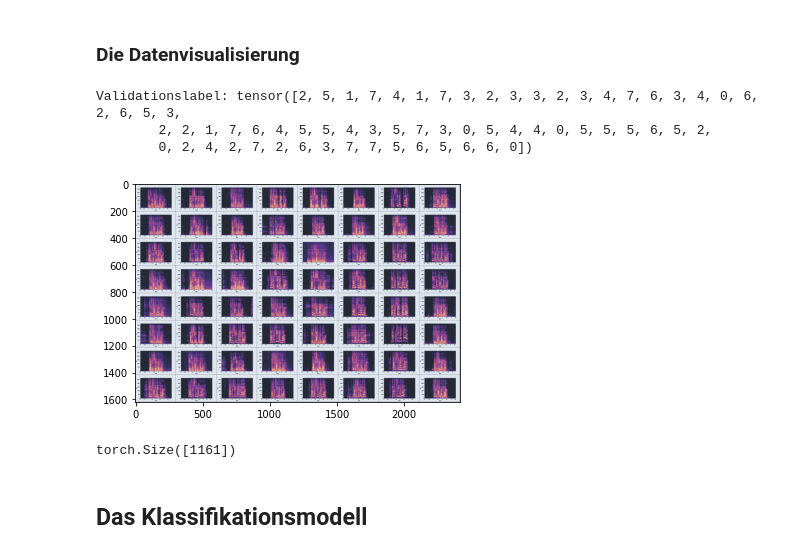
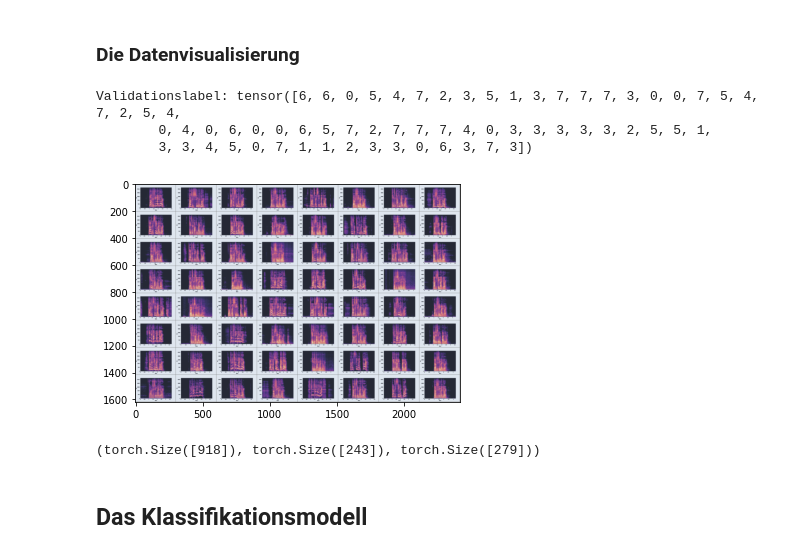
Before and after one commit to MDK1192/Big-Data-Consulting-Voice-Emotion, a Jupyter notebook: Colab Notebooks/Keras-ResNet34(Ravdess-Frequenzbereich).ipynb, the cells around one changed output. Drawn from its saved outputs; the diff is of its cells as text; code cells hidden in the pictures.

```diff
--- a/Colab Notebooks/Keras-ResNet34(Ravdess-Frequenzbereich).ipynb
+++ b/Colab Notebooks/Keras-ResNet34(Ravdess-Frequenzbereich).ipynb
@@ -121,11 +117,30 @@ class PrecomputedRavdess(Dataset):
     def __len__(self):
         return self.length
 # %%
-def loader(path):
-    ravdess = PrecomputedRavdess(path,
+def loader():
+    ravdess_train = PrecomputedRavdess(PATH_RAVDESS_TRAIN,
                                   img_transforms=transforms.Compose([
-                                     transforms.ToTensor(),
-                                     transforms.Normalize(mean=[0.485, 0.456, 0.406],
-                                                          std=[0.229, 0.224, 0.225])])
+                                      transforms.ToTensor(),
+                                      transforms.Normalize(mean=[0.485, 0.456, 0.406],
+                                                           std=[0.229, 0.224, 0.225])])
     )
-    return ravdess
+
+    ravdess_test = PrecomputedRavdess(PATH_RAVDESS_TEST,
+                                  img_transforms=transforms.Compose([
+                                      transforms.ToTensor(),
+                                      transforms.Normalize(mean=[0.485, 0.456, 0.406],
+                                                           std=[0.229, 0.224, 0.225])])
+    )
+
+    ravdess_valid = PrecomputedRavdess(PATH_RAVDESS_VALID,
+                                  img_transforms=transforms.Compose([
+                                      transforms.ToTensor(),
+                                      transforms.Normalize(mean=[0.485, 0.456, 0.406],
+                                                           std=[0.229, 0.224, 0.225])])
+    )
+
+    ravdess_train_loader = torch.utils.data.DataLoader(ravdess_train, bs, shuffle=True)
+    ravdess_test_loader = torch.utils.data.DataLoader(ravdess_test, bs, shuffle=True)
+    ravdess_valid_loader = torch.utils.data.DataLoader(ravdess_valid, bs, shuffle=True)
+    spectogram = torch.utils.data.DataLoader(ravdess_train,64,shuffle=True )
+    return ravdess_train_loader, ravdess_test_loader, ravdess_valid_loader,spectogram
@@ -136,24 +147,28 @@ spectogram = torch.utils.data.DataLoader(ravdess_train,64,shuffle=True )
+# %%
+ravdess_train_loader, ravdess_test_loader, ravdess_valid_loader, spectogram = loader()
 # %% [markdown]
 ### Die Datenvisualisierung<a class="anchor" id="#datenvisual"></a>
 # %%
-images, labels = next(iter(ravdess_train_loader))
 img, label = next(iter(spectogram))
+images_train, labels_train = next(iter(ravdess_train_loader))
+images_test, labels_test = next(iter(ravdess_test_loader))
+images_valid, labels_valid = next(iter(ravdess_valid_loader))
 def imshow(img):
      img = img / 2 + 0.5
      npimg = img.numpy()
      plt.imshow(np.transpose(npimg, (1, 2, 0)))
      plt.show()
 print('Validationslabel:',label)
 imshow(torchvision.utils.make_grid(img)/3)
 # %% [output]
-Validationslabel: tensor([2, 5, 1, 7, 4, 1, 7, 3, 2, 3, 3, 2, 3, 4, 7, 6, 3, 4, 0, 6, 2, 6, 5, 3,
-        2, 2, 1, 7, 6, 4, 5, 5, 4, 3, 5, 7, 3, 0, 5, 4, 4, 0, 5, 5, 5, 6, 5, 2,
-        0, 2, 4, 2, 7, 2, 6, 3, 7, 7, 5, 6, 5, 6, 6, 0])
+Validationslabel: tensor([6, 6, 0, 5, 4, 7, 2, 3, 5, 1, 3, 7, 7, 7, 3, 0, 0, 7, 5, 4, 7, 2, 5, 4,
+        0, 4, 0, 6, 0, 0, 6, 5, 7, 2, 7, 7, 7, 4, 0, 3, 3, 3, 3, 3, 2, 5, 5, 1,
+        3, 3, 4, 5, 0, 7, 1, 1, 2, 3, 3, 0, 6, 3, 7, 3])
-[figure, old version]
+[figure, new version]
 # %%
-labels.shape
+labels_train.shape,labels_valid.shape,labels_test.shape
 # %% [output]
-torch.Size([1161])
+(torch.Size([918]), torch.Size([243]), torch.Size([279]))
 # %% [markdown]
 ## Das Klassifikationsmodell<a class="anchor" id="#klassifikationsmodell"></a>
 # %% [markdown]
```
Also changed, not shown: parts of 18 cells of this notebook, 2 other files.
